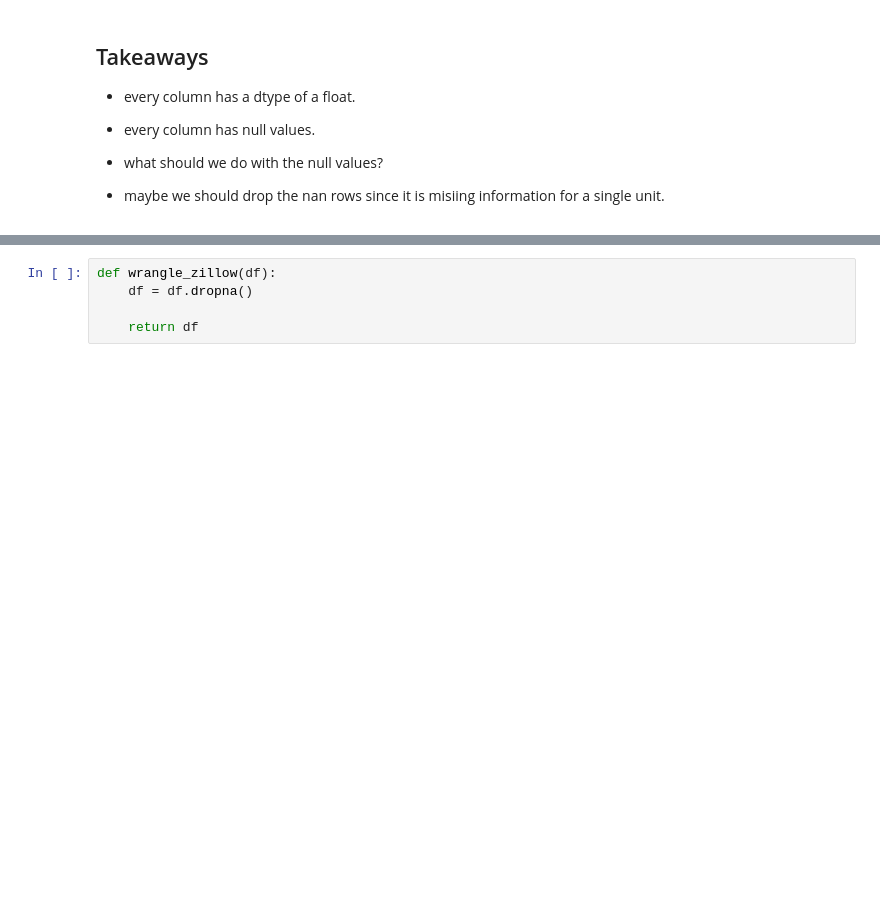
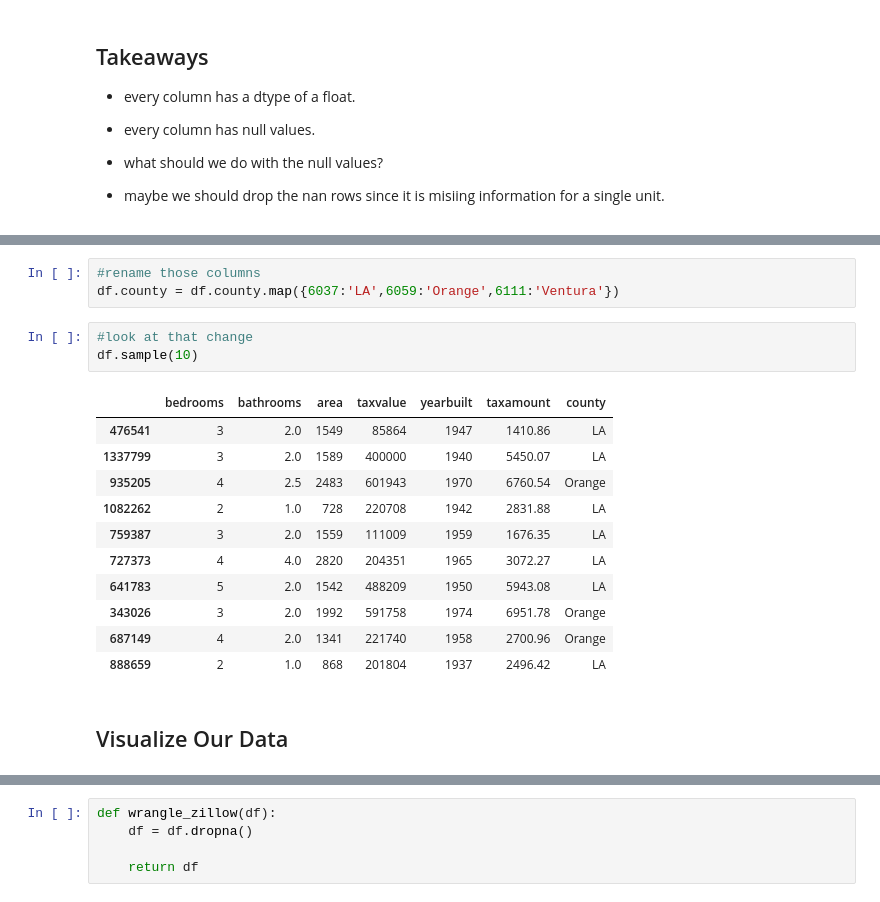
Before and after one commit to Marshiano-Pandt/regression-exercise, a Jupyter notebook: wrangle.ipynb, the cells around one changed output, grey strips where cells are left out. Drawn from its saved outputs; the diff is of its cells as text; blank space fills up the shorter version.

```diff
--- a/wrangle.ipynb
+++ b/wrangle.ipynb
@@ -256,0 +460,20 @@ df.fips.isnull().sum()
+# %%
+#rename those columns
+df.county = df.county.map({6037:'LA',6059:'Orange',6111:'Ventura'})
+# %%
+#look at that change
+df.sample(10)
+# %% [output]
+|  | bedrooms | bathrooms | area | taxvalue | yearbuilt | taxamount | county |
+| 476541 | 3 | 2.0 | 1549 | 85864 | 1947 | 1410.86 | LA |
+| 1337799 | 3 | 2.0 | 1589 | 400000 | 1940 | 5450.07 | LA |
+| 935205 | 4 | 2.5 | 2483 | 601943 | 1970 | 6760.54 | Orange |
+| 1082262 | 2 | 1.0 | 728 | 220708 | 1942 | 2831.88 | LA |
+| 759387 | 3 | 2.0 | 1559 | 111009 | 1959 | 1676.35 | LA |
+| 727373 | 4 | 4.0 | 2820 | 204351 | 1965 | 3072.27 | LA |
+| 641783 | 5 | 2.0 | 1542 | 488209 | 1950 | 5943.08 | LA |
+| 343026 | 3 | 2.0 | 1992 | 591758 | 1974 | 6951.78 | Orange |
+| 687149 | 4 | 2.0 | 1341 | 221740 | 1958 | 2700.96 | Orange |
+| 888659 | 2 | 1.0 | 868 | 201804 | 1937 | 2496.42 | LA |
+# %% [markdown]
+## Visualize Our Data
```
Also changed, not shown: parts of 30 cells of this notebook, 1 other file.
